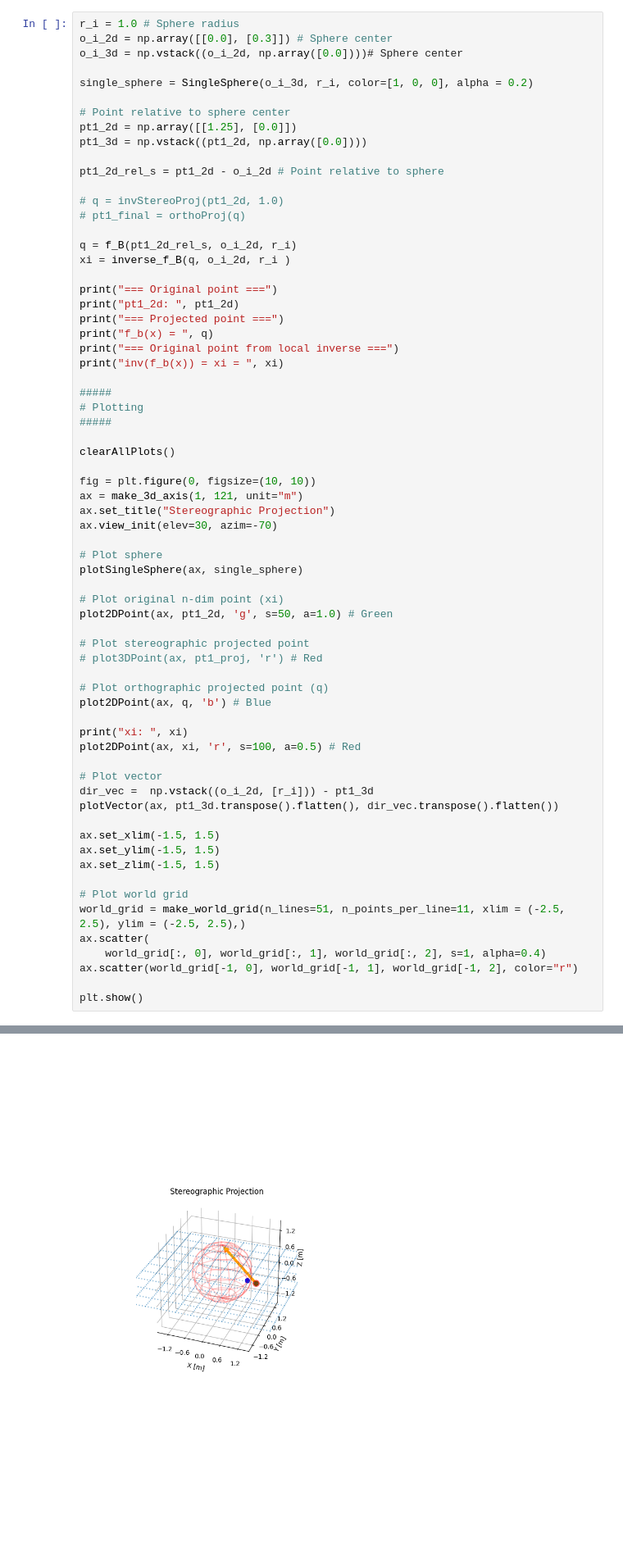
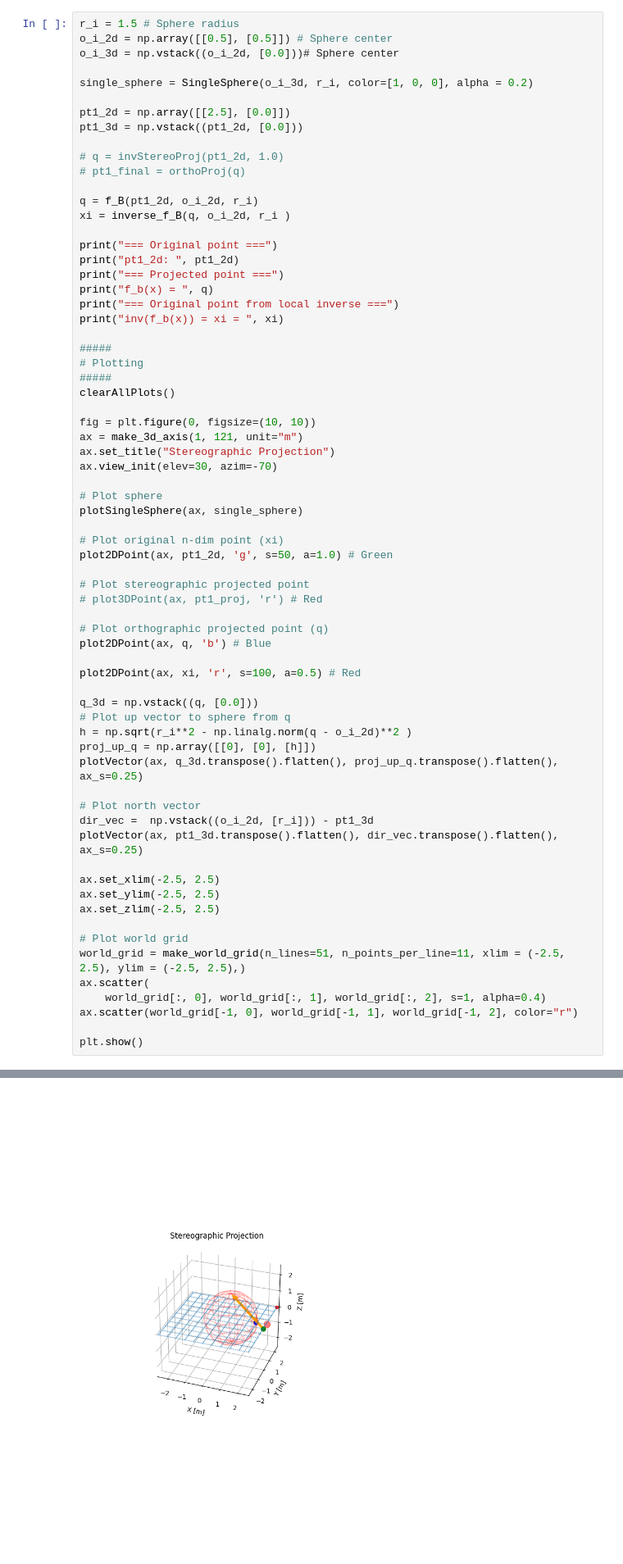
Before and after one commit to Temasek-Dynamics/gestelt, a Jupyter notebook: docs/minco.ipynb, the cells around one changed output, grey strips where cells are left out. Shown: that part at 82% size. Cells and saved outputs as stored; diff of their text form; blank space fills up the shorter version.

```diff
--- a/docs/minco.ipynb
+++ b/docs/minco.ipynb
@@ -321,20 +320,17 @@ def clearAllPlots():
 # %%
-r_i = 1.0 # Sphere radius
-o_i_2d = np.array([[0.0], [0.3]]) # Sphere center
-o_i_3d = np.vstack((o_i_2d, np.array([0.0])))# Sphere center
+r_i = 1.5 # Sphere radius
+o_i_2d = np.array([[0.5], [0.5]]) # Sphere center
+o_i_3d = np.vstack((o_i_2d, [0.0]))# Sphere center
 
 single_sphere = SingleSphere(o_i_3d, r_i, color=[1, 0, 0], alpha = 0.2)
 
-# Point relative to sphere center
-pt1_2d = np.array([[1.25], [0.0]])
-pt1_3d = np.vstack((pt1_2d, np.array([0.0])))
-
-pt1_2d_rel_s = pt1_2d - o_i_2d # Point relative to sphere
+pt1_2d = np.array([[2.5], [0.0]])
+pt1_3d = np.vstack((pt1_2d, [0.0]))
 
 # q = invStereoProj(pt1_2d, 1.0)
 # pt1_final = orthoProj(q)
 
-q = f_B(pt1_2d_rel_s, o_i_2d, r_i)
+q = f_B(pt1_2d, o_i_2d, r_i)
 xi = inverse_f_B(q, o_i_2d, r_i )
 
 print("=== Original point ===")
@@ -347,7 +343,6 @@ print("inv(f_b(x)) = xi = ", xi)
 #####
 # Plotting
 #####
-
 clearAllPlots()
 
 fig = plt.figure(0, figsize=(10, 10))
@@ -367,16 +362,21 @@ plot2DPoint(ax, pt1_2d, 'g', s=50, a=1.0) # Green
 # Plot orthographic projected point (q)
 plot2DPoint(ax, q, 'b') # Blue
 
-print("xi: ", xi)
 plot2DPoint(ax, xi, 'r', s=100, a=0.5) # Red
 
-# Plot vector
+q_3d = np.vstack((q, [0.0]))
+# Plot up vector to sphere from q
+h = np.sqrt(r_i**2 - np.linalg.norm(q - o_i_2d)**2 )
+proj_up_q = np.array([[0], [0], [h]])
+plotVector(ax, q_3d.transpose().flatten(), proj_up_q.transpose().flatten(), ax_s=0.25)
+
+# Plot north vector
 dir_vec =  np.vstack((o_i_2d, [r_i])) - pt1_3d
-plotVector(ax, pt1_3d.transpose().flatten(), dir_vec.transpose().flatten())
+plotVector(ax, pt1_3d.transpose().flatten(), dir_vec.transpose().flatten(), ax_s=0.25)
 
-ax.set_xlim(-1.5, 1.5)
-ax.set_ylim(-1.5, 1.5)
-ax.set_zlim(-1.5, 1.5)
+ax.set_xlim(-2.5, 2.5)
+ax.set_ylim(-2.5, 2.5)
+ax.set_zlim(-2.5, 2.5)
 
 # Plot world grid
 world_grid = make_world_grid(n_lines=51, n_points_per_line=11, xlim = (-2.5, 2.5), ylim = (-2.5, 2.5),)
@@ -401,2 +400,2 @@ xi:  [1.25 0.  ]
-[figure, old version]
+[figure, new version]
 # %%
```
Also changed, not shown: parts of 3 cells of this notebook, 1 other file.
